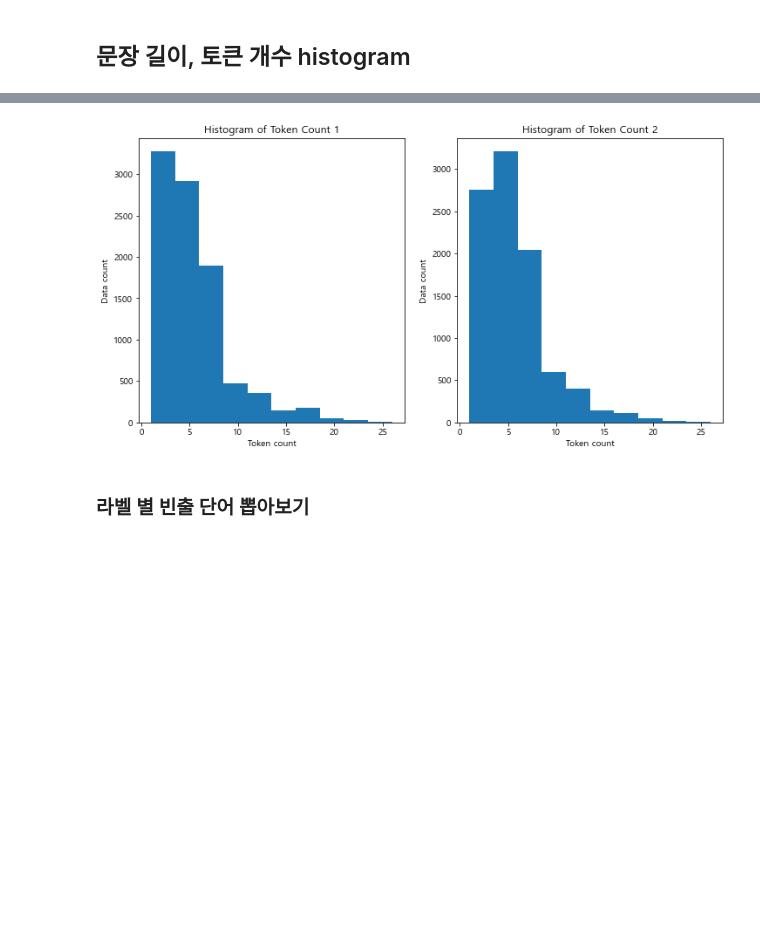
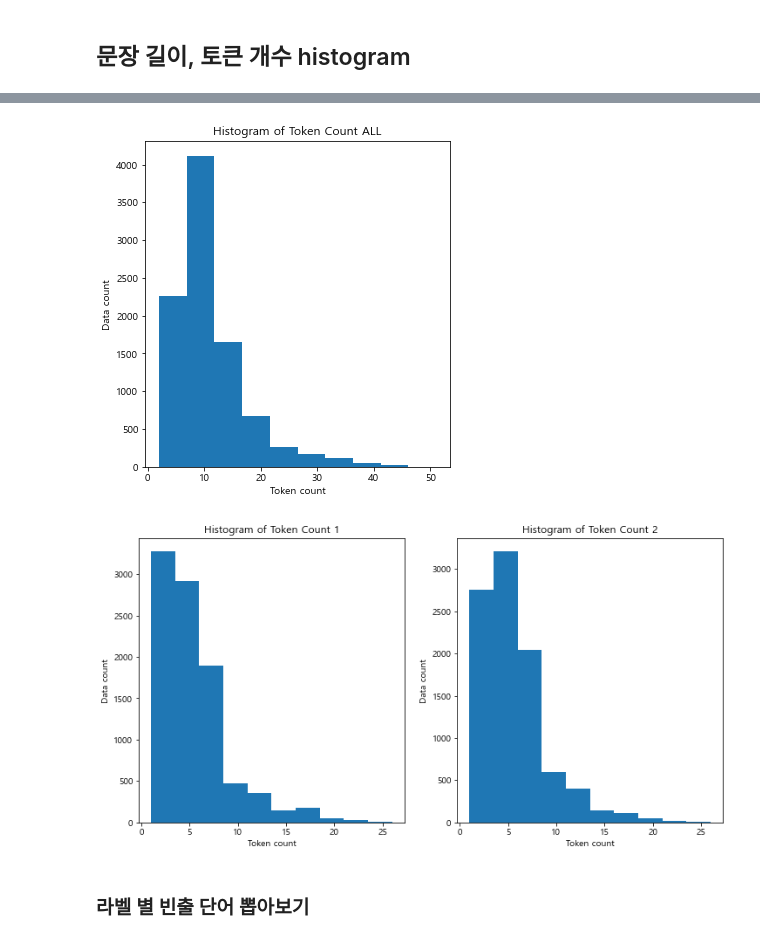
Before and after one commit to boostcampaitech4nlp2/level1_semantictextsimilarity_nlp-level1-nlp-14, a Jupyter notebook: work_indiv/sunghyun/codes/simpler_eda.ipynb, the cells around one changed output, grey strips where cells are left out. Drawn from its saved outputs; the diff is of its cells as text; code cells hidden in the pictures; blank space fills up the shorter version.

```diff
--- a/work_indiv/sunghyun/codes/simpler_eda.ipynb
+++ b/work_indiv/sunghyun/codes/simpler_eda.ipynb
@@ -81,13 +81,16 @@ False
 train_pd['sentence_a'] = train_pd['sentence_1'] + ' ' + train_pd['sentence_2']
 
 # 공백 기준으로 토큰 나누기
+train_pd['tokens_a']=train_pd['sentence_a'].apply(lambda x: x.split())
 train_pd['tokens_1']=train_pd['sentence_1'].apply(lambda x: x.split())
 train_pd['tokens_2']=train_pd['sentence_2'].apply(lambda x: x.split())
 
 # 문장 길이, 토큰 개수 칼럼 만들기
+train_pd['sen_len_a']=train_pd['sentence_a'].apply(lambda x: len(x))
 train_pd['sen_len_1']=train_pd['sentence_1'].apply(lambda x: len(x))
 train_pd['sen_len_2']=train_pd['sentence_2'].apply(lambda x: len(x))
 
+train_pd['tok_count_a']=train_pd['tokens_a'].apply(lambda x: len(x))
 train_pd['tok_count_1']=train_pd['tokens_1'].apply(lambda x: len(x))
 train_pd['tok_count_2']=train_pd['tokens_2'].apply(lambda x: len(x))
 
@@ -228,20 +266,28 @@ plt.show()
 # %%
 fig = plt.figure(figsize=(12,6))
 ax1 = fig.add_subplot(121)
-ax1 = train_pd['tok_count_1'].plot.hist()
-ax1.set_title("Histogram of Token Count 1")
+ax1 = train_pd['tok_count_a'].plot.hist()
+ax1.set_title("Histogram of Token Count ALL")
 ax1.set_ylabel("Data count")
 ax1.set_xlabel("Token count")
 
-ax1 = fig.add_subplot(122)
-ax1 = train_pd['tok_count_2'].plot.hist()
-ax1.set_title("Histogram of Token Count 2")
-ax1.set_ylabel("Data count")
-ax1.set_xlabel("Token count")
+fig = plt.figure(figsize=(12,6))
+ax2 = fig.add_subplot(121)
+ax2 = train_pd['tok_count_1'].plot.hist()
+ax2.set_title("Histogram of Token Count 1")
+ax2.set_ylabel("Data count")
+ax2.set_xlabel("Token count")
+
+ax3 = fig.add_subplot(122)
+ax3 = train_pd['tok_count_2'].plot.hist()
+ax3.set_title("Histogram of Token Count 2")
+ax3.set_ylabel("Data count")
+ax3.set_xlabel("Token count")
 
 plt.show()
 # %% [output]
-[figure, old version]
+[figure, new version]
+[figure, added]
 # %% [markdown]
 ### 라벨 별 빈출 단어 뽑아보기
 # %% [markdown]
```
Also changed, not shown: parts of 12 cells of this notebook, 5 other files.
